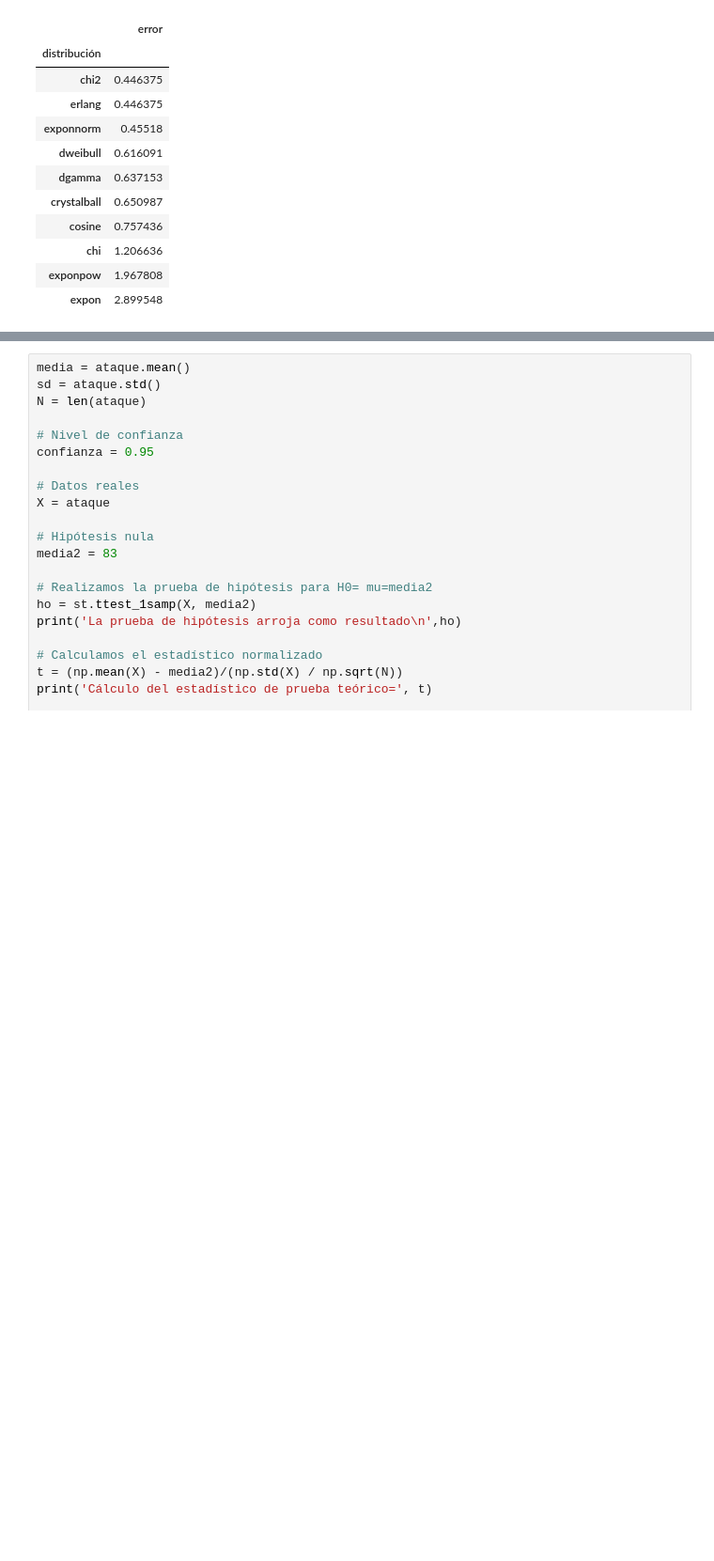
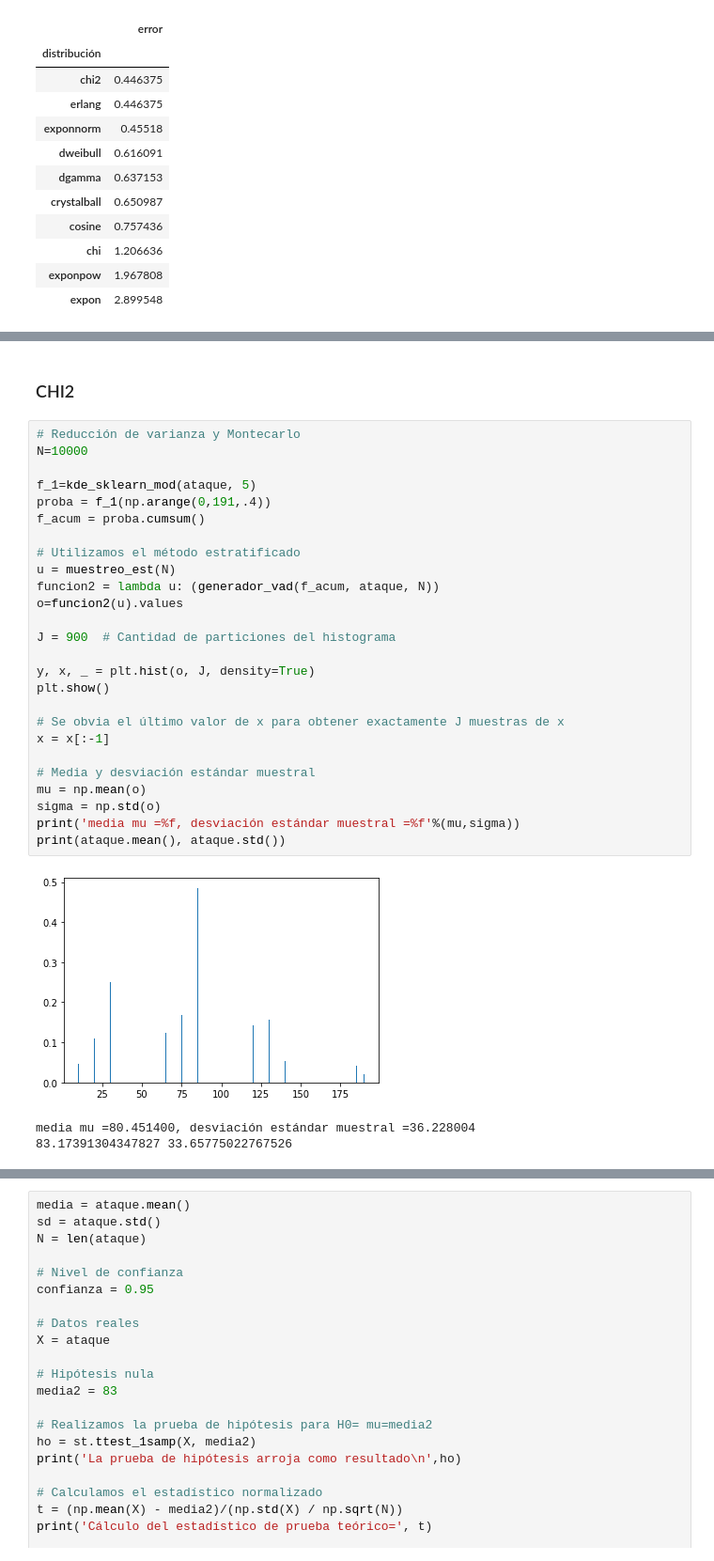
Before and after one commit to JuanPrdz/Proyecto_tema2_JPRodriguez_ARamirez_SRomero, a Jupyter notebook: El_bueno.ipynb, the cells around one changed output, grey strips where cells are left out. Shown at 94% size. Saved outputs shown, nothing was run; the diff lists cells and outputs as text; blank space fills up the shorter version.

```diff
--- a/El_bueno.ipynb
+++ b/El_bueno.ipynb
@@ -240,0 +241,32 @@ Text(0.5, 1.0, 'Usando paquete stats')
+# %% [markdown]
+### CHI2
+# %%
+# Reducción de varianza y Montecarlo
+N=10000
+
+f_1=kde_sklearn_mod(ataque, 5)
+proba = f_1(np.arange(0,191,.4))
+f_acum = proba.cumsum()
+
+# Utilizamos el método estratificado
+u = muestreo_est(N)
+funcion2 = lambda u: (generador_vad(f_acum, ataque, N))
+o=funcion2(u).values
+
+J = 900  # Cantidad de particiones del histograma
+
+y, x, _ = plt.hist(o, J, density=True)
+plt.show()
+
+# Se obvia el último valor de x para obtener exactamente J muestras de x
+x = x[:-1]
+
+# Media y desviación estándar muestral
+mu = np.mean(o)
+sigma = np.std(o)
+print('media mu =%f, desviación estándar muestral =%f'%(mu,sigma))
+print(ataque.mean(), ataque.std())
+# %% [output]
+[figure, added]
+media mu =80.451400, desviación estándar muestral =36.228004
+83.17391304347827 33.65775022767526
```
Also changed, not shown: parts of 6 cells of this notebook.
